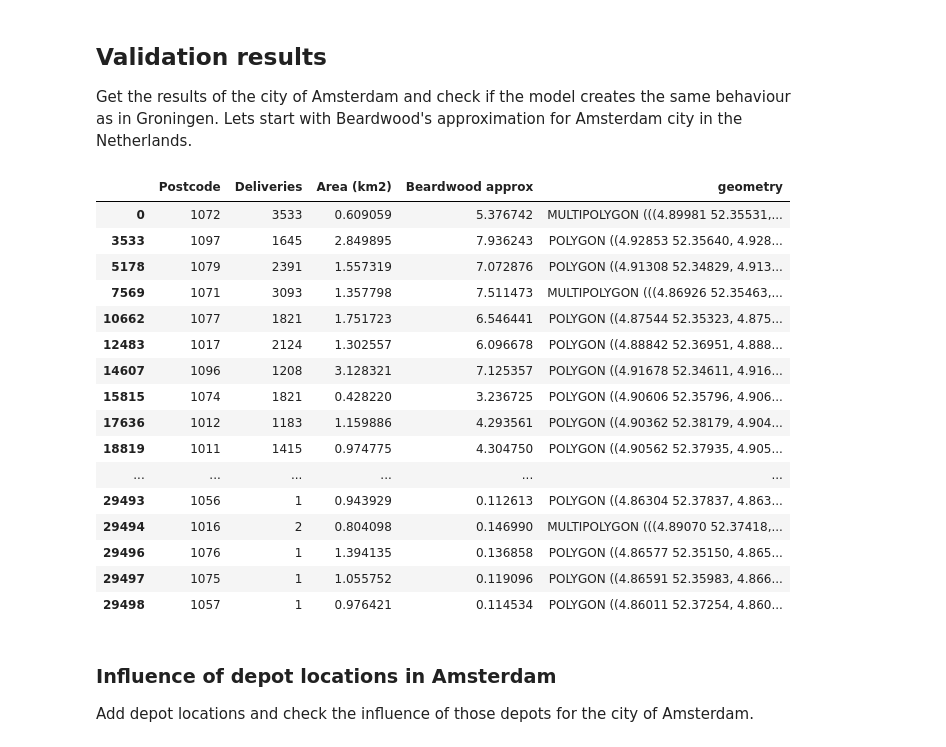
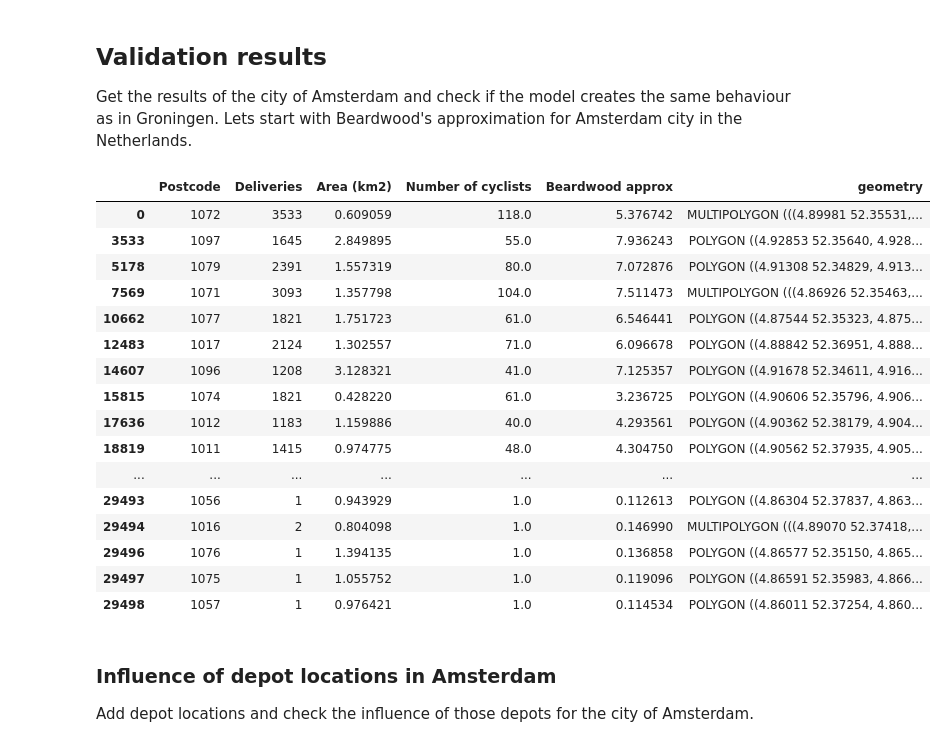
Before and after one commit to teletobbie/last-mile-cargo-bike-delivery, a Jupyter notebook: validation.ipynb, the cells around one changed output. Saved outputs shown, nothing was run; the diff lists cells and outputs as text; code cells hidden in the pictures.

```diff
--- a/validation.ipynb
+++ b/validation.ipynb
@@ -36,6 +36,9 @@ working_days = len(df_amsterdam["DeliveryDate"].unique())
 k = 0.92
 n = df_amsterdam["Deliveries"] / working_days # take the total of all deliveries within and postalcode area and devided it by the amount of workingdays
 A = df_amsterdam["Area (km2)"]
+# the amount of cyclist needed all deliveries within an postcode area per working day
+df_amsterdam["Number of cyclists"] = numpy.ceil(df_amsterdam["Deliveries"]/30)
+m = numpy.ceil(df_amsterdam["Number of cyclists"] / working_days)
 
 # Calculate and add Beardwood per postalcode area as new column in km
 df_amsterdam["Beardwood approx"] = k * numpy.sqrt((n * A))
@@ -58,26 +61,26 @@ df_amsterdam
 ## Validation results
 Get the results of the city of Amsterdam and check if the model creates the same behaviour as in Groningen. Lets start with Beardwood's approximation for Amsterdam city in the Netherlands.
 # %%
-results_amsterdam = geopandas.GeoDataFrame(df_amsterdam[["Postcode", "Deliveries", "Area (km2)", "Beardwood approx"]], geometry=df_amsterdam["geometry"]).drop_duplicates()
+results_amsterdam = geopandas.GeoDataFrame(df_amsterdam[["Postcode", "Deliveries", "Area (km2)", "Number of cyclists", "Beardwood approx"]], geometry=df_amsterdam["geometry"]).drop_duplicates()
 results_amsterdam.set_crs(epsg=4326, inplace=True)
 # %% [output]
-|  | Postcode | Deliveries | Area (km2) | Beardwood approx | geometry |
-| 0 | 1072 | 3533 | 0.609059 | 5.376742 | MULTIPOLYGON (((4.89981 52.35531,... |
-| 3533 | 1097 | 1645 | 2.849895 | 7.936243 | POLYGON ((4.92853 52.35640, 4.928... |
-| 5178 | 1079 | 2391 | 1.557319 | 7.072876 | POLYGON ((4.91308 52.34829, 4.913... |
-| 7569 | 1071 | 3093 | 1.357798 | 7.511473 | MULTIPOLYGON (((4.86926 52.35463,... |
-| 10662 | 1077 | 1821 | 1.751723 | 6.546441 | POLYGON ((4.87544 52.35323, 4.875... |
-| 12483 | 1017 | 2124 | 1.302557 | 6.096678 | POLYGON ((4.88842 52.36951, 4.888... |
-| 14607 | 1096 | 1208 | 3.128321 | 7.125357 | POLYGON ((4.91678 52.34611, 4.916... |
-| 15815 | 1074 | 1821 | 0.428220 | 3.236725 | POLYGON ((4.90606 52.35796, 4.906... |
-| 17636 | 1012 | 1183 | 1.159886 | 4.293561 | POLYGON ((4.90362 52.38179, 4.904... |
-| 18819 | 1011 | 1415 | 0.974775 | 4.304750 | POLYGON ((4.90562 52.37935, 4.905... |
-| ... | ... | ... | ... | ... | ... |
-| 29493 | 1056 | 1 | 0.943929 | 0.112613 | POLYGON ((4.86304 52.37837, 4.863... |
-| 29494 | 1016 | 2 | 0.804098 | 0.146990 | MULTIPOLYGON (((4.89070 52.37418,... |
-| 29496 | 1076 | 1 | 1.394135 | 0.136858 | POLYGON ((4.86577 52.35150, 4.865... |
-| 29497 | 1075 | 1 | 1.055752 | 0.119096 | POLYGON ((4.86591 52.35983, 4.866... |
-| 29498 | 1057 | 1 | 0.976421 | 0.114534 | POLYGON ((4.86011 52.37254, 4.860... |
+|  | Postcode | Deliveries | Area (km2) | Number of cyclists | Beardwood approx | geometry |
+| 0 | 1072 | 3533 | 0.609059 | 118.0 | 5.376742 | MULTIPOLYGON (((4.89981 52.35531,... |
+| 3533 | 1097 | 1645 | 2.849895 | 55.0 | 7.936243 | POLYGON ((4.92853 52.35640, 4.928... |
+| 5178 | 1079 | 2391 | 1.557319 | 80.0 | 7.072876 | POLYGON ((4.91308 52.34829, 4.913... |
+| 7569 | 1071 | 3093 | 1.357798 | 104.0 | 7.511473 | MULTIPOLYGON (((4.86926 52.35463,... |
+| 10662 | 1077 | 1821 | 1.751723 | 61.0 | 6.546441 | POLYGON ((4.87544 52.35323, 4.875... |
+| 12483 | 1017 | 2124 | 1.302557 | 71.0 | 6.096678 | POLYGON ((4.88842 52.36951, 4.888... |
+| 14607 | 1096 | 1208 | 3.128321 | 41.0 | 7.125357 | POLYGON ((4.91678 52.34611, 4.916... |
+| 15815 | 1074 | 1821 | 0.428220 | 61.0 | 3.236725 | POLYGON ((4.90606 52.35796, 4.906... |
+| 17636 | 1012 | 1183 | 1.159886 | 40.0 | 4.293561 | POLYGON ((4.90362 52.38179, 4.904... |
+| 18819 | 1011 | 1415 | 0.974775 | 48.0 | 4.304750 | POLYGON ((4.90562 52.37935, 4.905... |
+| ... | ... | ... | ... | ... | ... | ... |
+| 29493 | 1056 | 1 | 0.943929 | 1.0 | 0.112613 | POLYGON ((4.86304 52.37837, 4.863... |
+| 29494 | 1016 | 2 | 0.804098 | 1.0 | 0.146990 | MULTIPOLYGON (((4.89070 52.37418,... |
+| 29496 | 1076 | 1 | 1.394135 | 1.0 | 0.136858 | POLYGON ((4.86577 52.35150, 4.865... |
+| 29497 | 1075 | 1 | 1.055752 | 1.0 | 0.119096 | POLYGON ((4.86591 52.35983, 4.866... |
+| 29498 | 1057 | 1 | 0.976421 | 1.0 | 0.114534 | POLYGON ((4.86011 52.37254, 4.860... |
 # %%
 results_amsterdam.explore(
     column="Beardwood approx",
```
Also changed, not shown: parts of 3 cells of this notebook, 3 other files.
